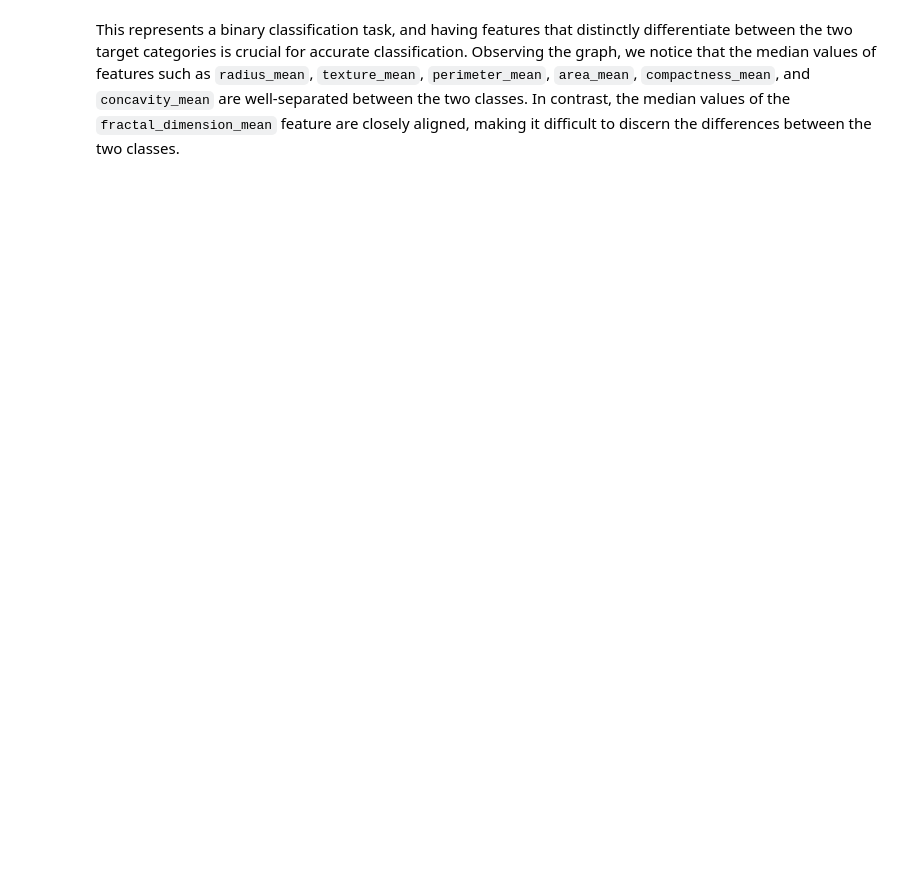
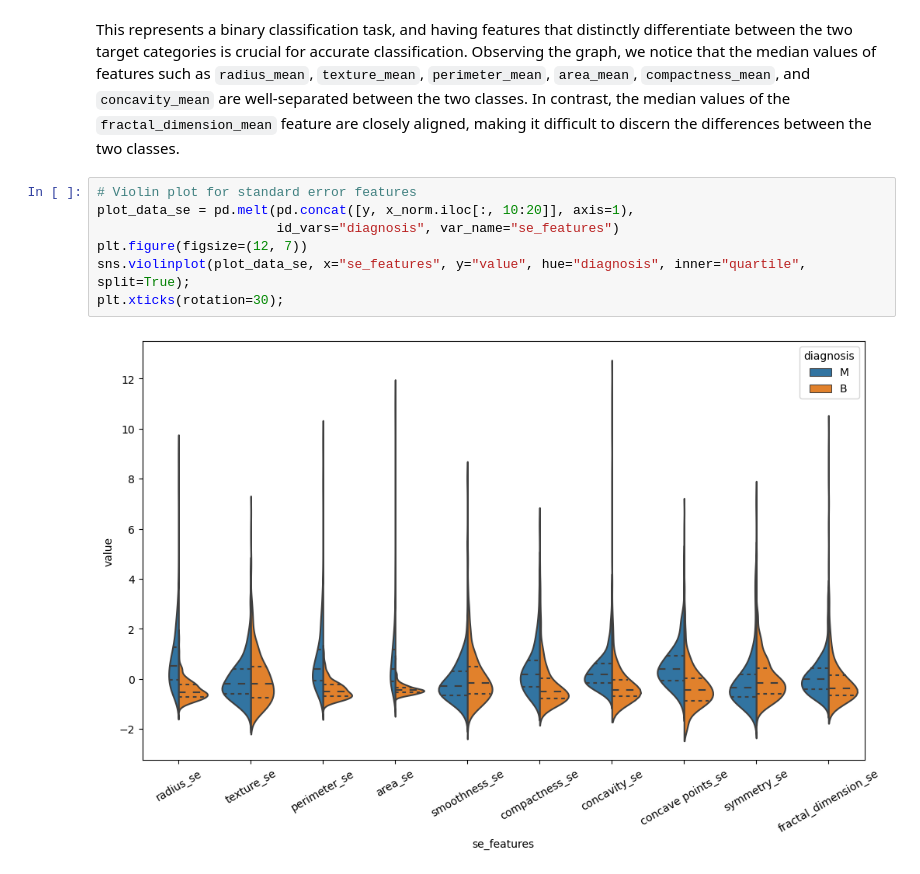
Before and after one commit to cuongpham24/Data-science-projects, a Jupyter notebook: Project_02_Feature_Selection/Project_02_Breast_Cancer.ipynb, the cells around one changed output. Drawn from its saved outputs; the diff is of its cells as text; blank space fills up the shorter version.

```diff
--- a/Project_02_Feature_Selection/Project_02_Breast_Cancer.ipynb
+++ b/Project_02_Feature_Selection/Project_02_Breast_Cancer.ipynb
@@ -124,2 +126,11 @@ plt.xticks(rotation=30);
 # %% [markdown]
 This represents a binary classification task, and having features that distinctly differentiate between the two target categories is crucial for accurate classification. Observing the graph, we notice that the median values of features such as `radius_mean`, `texture_mean`, `perimeter_mean`, `area_mean`, `compactness_mean`, and `concavity_mean` are well-separated between the two classes. In contrast, the median values of the `fractal_dimension_mean` feature are closely aligned, making it difficult to discern the differences between the two classes.
+# %%
+# Violin plot for standard error features
+plot_data_se = pd.melt(pd.concat([y, x_norm.iloc[:, 10:20]], axis=1),
+                       id_vars="diagnosis", var_name="se_features")
+plt.figure(figsize=(12, 7))
+sns.violinplot(plot_data_se, x="se_features", y="value", hue="diagnosis", inner="quartile", split=True);
+plt.xticks(rotation=30);
+# %% [output]
+[figure, added]
```
Also changed, not shown: parts of 14 cells of this notebook.
